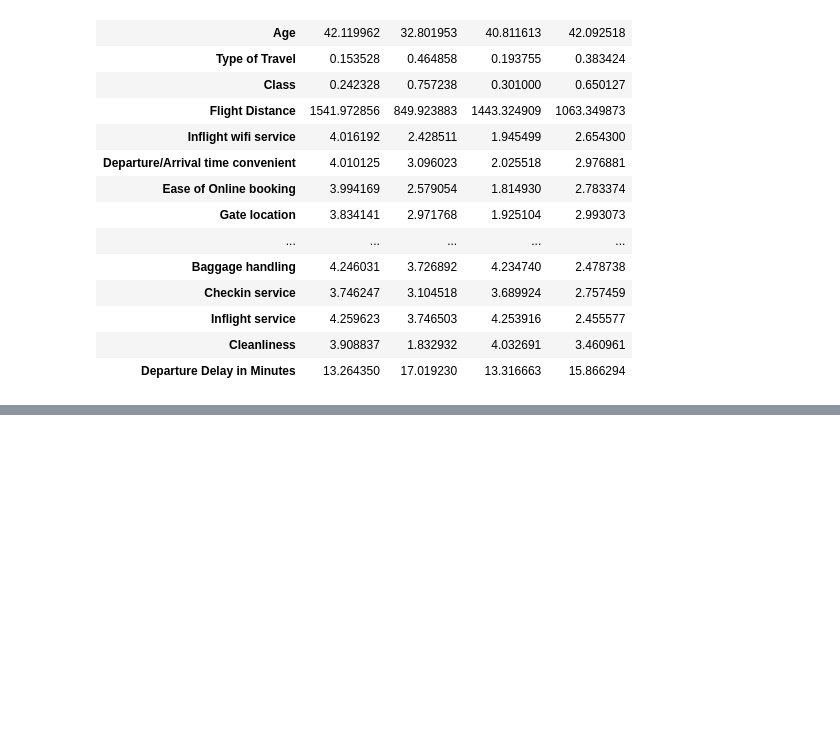
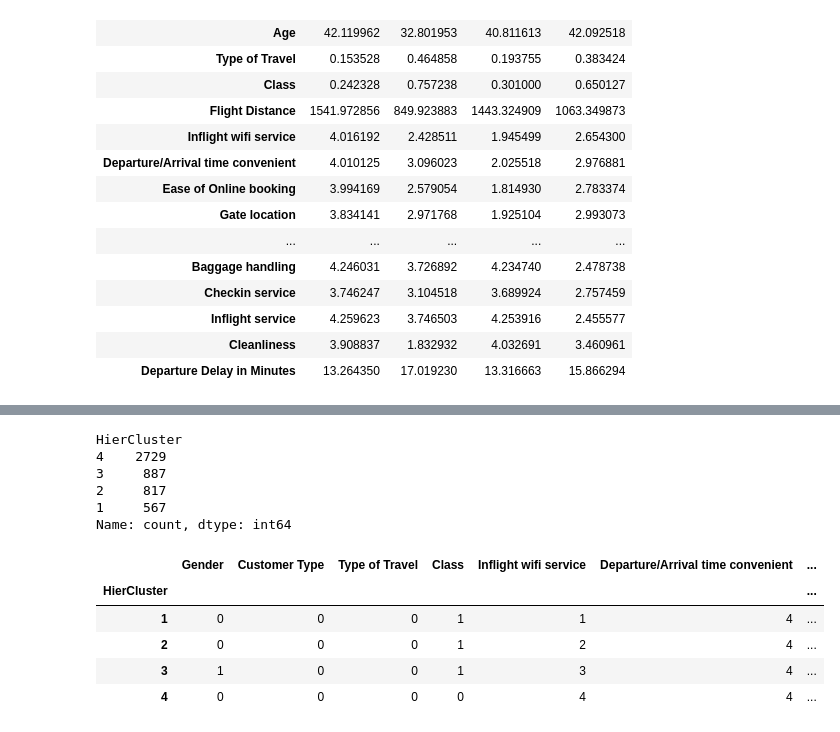
Before and after one commit to Awesome-autumn-weirdo/-------------, a Jupyter notebook: Untitled-1.ipynb, the cells around one changed output, grey strips where cells are left out. Saved outputs shown, nothing was run; the diff lists cells and outputs as text; code cells hidden in the pictures; blank space fills up the shorter version.

```diff
--- a/Untitled-1.ipynb
+++ b/Untitled-1.ipynb
@@ -315,0 +295,25 @@ Name: satisfaction, dtype: float64
+# %%
+from scipy.cluster.hierarchy import fcluster
+
+k = 4
+
+hier_labels = fcluster(Z, k, criterion='maxclust')
+sample['HierCluster'] = hier_labels
+sample['HierCluster'].value_counts()
+# %% [output]
+HierCluster
+4    2729
+3     887
+2     817
+1     567
+Name: count, dtype: int64
+# %%
+cluster_profiles = sample.groupby('HierCluster')[cat_cols].agg(lambda x: x.value_counts().index[0])
+cluster_profiles
+# %% [output]
+|  | Gender | Customer Type | Type of Travel | Class | Inflight wifi service | Departure/Arrival time convenient | ... |
+| HierCluster |  |  |  |  |  |  | ... |
+| 1 | 0 | 0 | 0 | 1 | 1 | 4 | ... |
+| 2 | 0 | 0 | 0 | 1 | 2 | 4 | ... |
+| 3 | 1 | 0 | 0 | 1 | 3 | 4 | ... |
+| 4 | 0 | 0 | 0 | 0 | 4 | 4 | ... |
```
Also changed, not shown: parts of 14 cells of this notebook.
